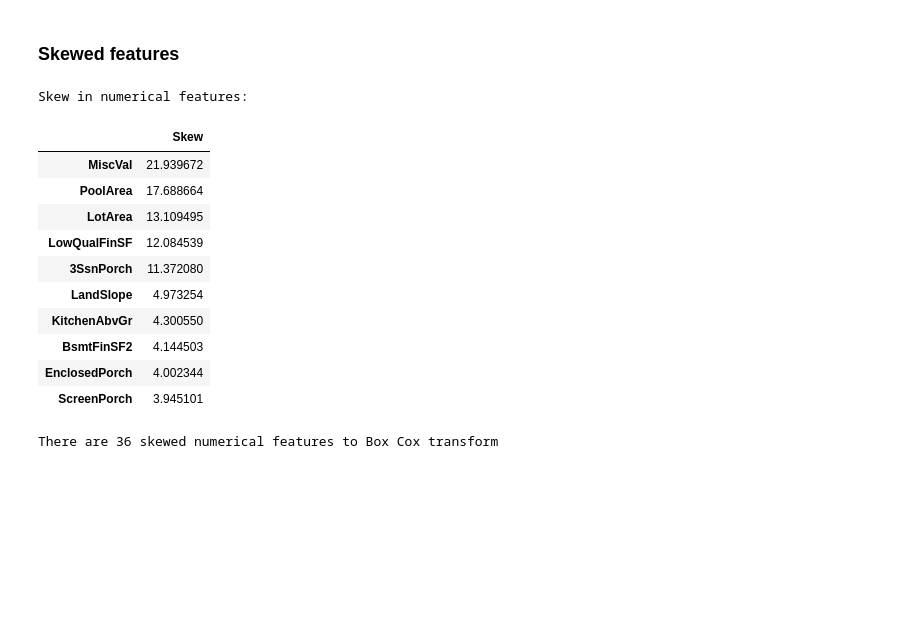
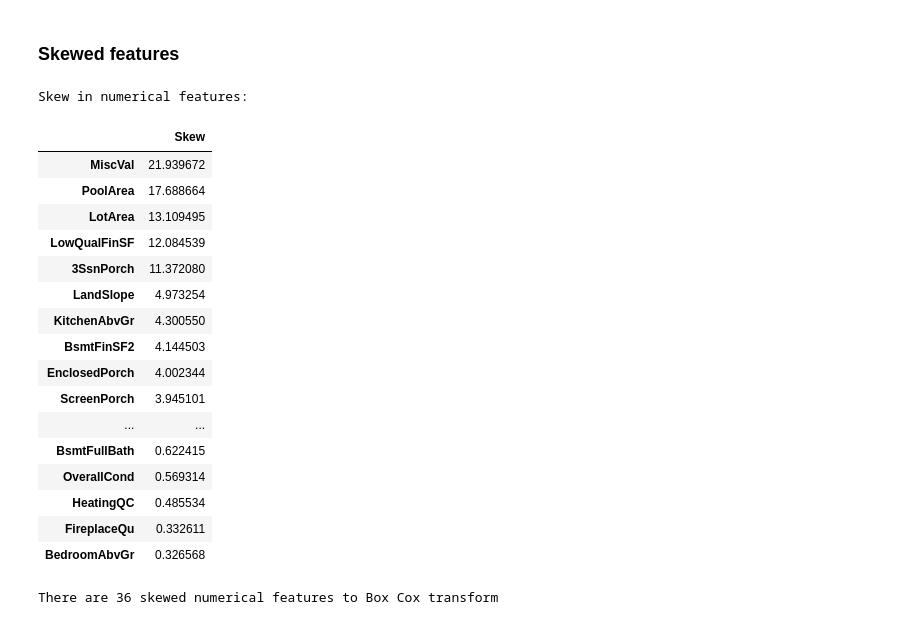
Before and after one commit to wh228/House_price_predicting, a Jupyter notebook: EDA_FE.ipynb, the cells around one changed output. Saved outputs shown, nothing was run; the diff lists cells and outputs as text; code cells hidden in the pictures; blank space fills up the shorter version.

```diff
--- a/EDA_model_submission.ipynb
+++ b/EDA_FE.ipynb
@@ -217,27 +217,35 @@ all_data.head()
 5 rows × 80 columns
 # %% [markdown]
 ### Skewed features
+# %%
+all_data = pd.read_csv('intermediate_data/train_test_ft.csv')
 # %%
 numeric_ft = all_data.dtypes[all_data.dtypes != "object"].index
 
 # Check the skew of all numerical features
 skewed_ft = all_data[numeric_ft].apply(lambda x: skew(x.dropna())).sort_values(ascending=False)
 print("\nSkew in numerical features: \n")
 skewness = pd.DataFrame({'Skew' :skewed_ft})
-skewness.head(10)
+skewness.head(30)
 # %% [output]
 Skew in numerical features:
 |  | Skew |
 | MiscVal | 21.939672 |
 | PoolArea | 17.688664 |
 | LotArea | 13.109495 |
 | LowQualFinSF | 12.084539 |
 | 3SsnPorch | 11.372080 |
 | LandSlope | 4.973254 |
 | KitchenAbvGr | 4.300550 |
 | BsmtFinSF2 | 4.144503 |
 | EnclosedPorch | 4.002344 |
 | ScreenPorch | 3.945101 |
+| ... | ... |
+| BsmtFullBath | 0.622415 |
+| OverallCond | 0.569314 |
+| HeatingQC | 0.485534 |
+| FireplaceQu | 0.332611 |
+| BedroomAbvGr | 0.326568 |
 # %%
 all_data.drop(columns=['Id'], inplace=True)
 # %%
```
Also changed, not shown: parts of 30 cells of this notebook, 3 other files.
